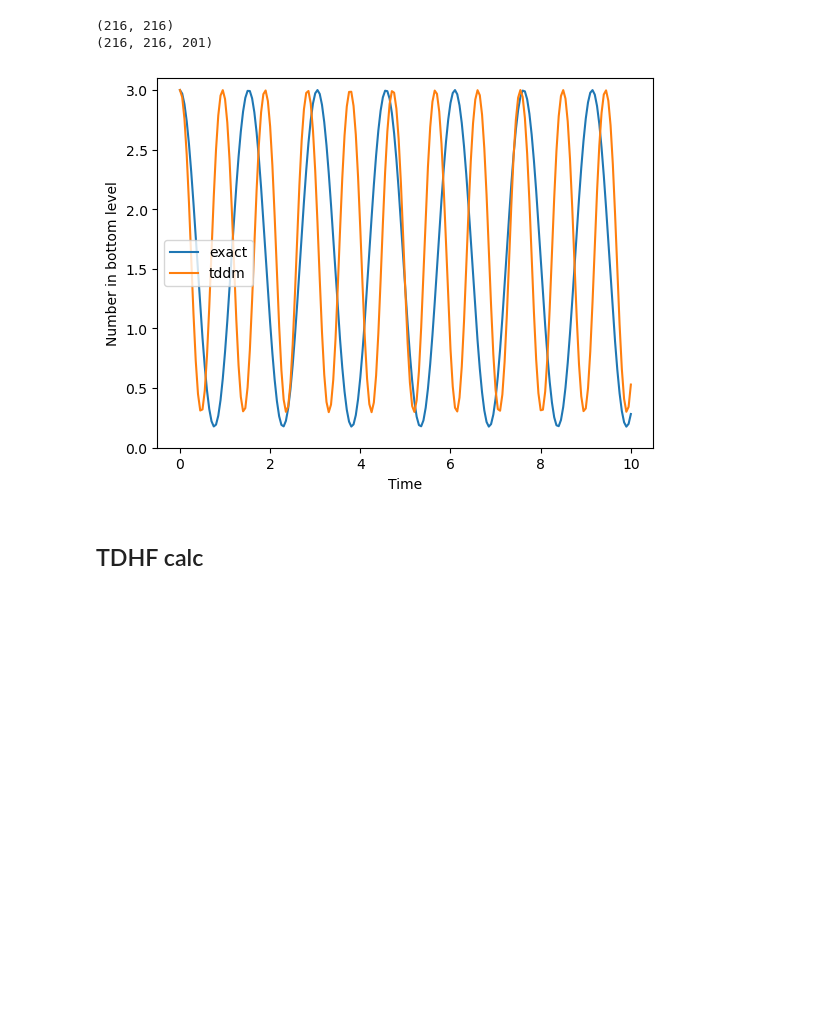
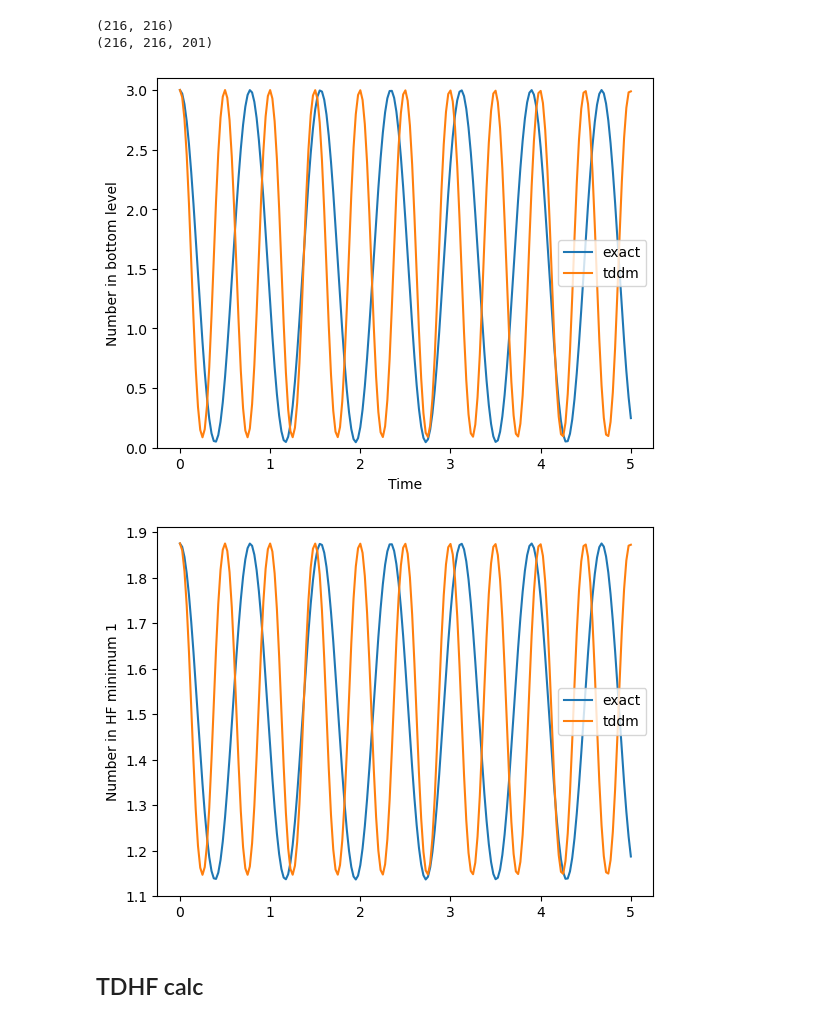
Before and after one commit to annabirke/Honours_entangle_magic, a Jupyter notebook: TDDM_Lipkin_6August.ipynb, the cells around one changed output. Cells and saved outputs as stored; diff of their text form; code cells hidden in the pictures; blank space fills up the shorter version.

```diff
--- a/TDDM_Lipkin_6August.ipynb
+++ b/TDDM_Lipkin_6August.ipynb
@@ -332,7 +344,7 @@ Initial derivative shape: (1332,)
 And now we integrate
 """
 
-t_list = np.linspace(0.0,10.0,201)
+t_list = np.linspace(0.0,5.0,201)
 soln = solve_ivp(
     fun=TDDM,
     t_span = (t_list[0],t_list[-1]),
@@ -519,17 +519,18 @@ These should be 0:
 # %% [markdown]
 ## Lipkin exact evolution ##
 # %%
-t_list=np.linspace(0.0,10.0,201)
+t_list=np.linspace(0.0,5.0,201)
 
 # all in bottom level
+assert P==3
 p1 = np.array([1,0,0,0,0,0],dtype=complex)
 p2 = np.array([0,1,0,0,0,0],dtype=complex)
 p3 = np.array([0,0,1,0,0,0],dtype=complex)
 
 # tdhf minimum 1
-chi = (P-1)*np.abs(V)/eps
-th = np.arccos(1/chi)
-phi = np.pi
+# chi = (P-1)*V/eps
+# th = np.arccos(1/chi)
+# phi = np.pi
 # p1 = np.array([np.cos(th/2),0,0,np.exp(-1j*phi)*np.sin(th/2),0,0],dtype=complex)
 # p2 = np.array([0,np.cos(th/2),0,0,np.exp(-1j*phi)*np.sin(th/2),0],dtype=complex)
 # p3 = np.array([0,0,np.cos(th/2),0,0,np.exp(-1j*phi)*np.sin(th/2)],dtype=complex)
@@ -547,11 +548,8 @@ Din = Din.reshape(8*P**3,8*P**3)
 print(Din.shape)
 
 I2P = np.eye(2*P,dtype=complex)
-H = ( np.einsum('il,jm,kn->ijklmn',h0(),I2P,I2P)
-     # +np.einsum('jm,il,kn->ijklmn',h0(),I2P,I2P)
-     # +np.einsum('jm,kn,il->ijklmn',h0(),I2P,I2P)
-     +np.einsum('ijlm,kn->ijklmn',v().reshape(2*P,2*P,2*P,2*P),I2P)
-    )
+H = ( np.einsum('il,jm,kn->ijklmn',Hh0(),I2P,I2P)
+     +np.einsum('ijlm,kn->ijklmn',Hv().reshape(2*P,2*P,2*P,2*P),I2P)    )
 H = H.reshape(8*P**3,8*P**3)
 Dout = []
 for t in t_list:
@@ -566,17 +564,26 @@ print(Dout.shape)
 # %%
 """
 Check number of particles in the bottom
 """
 rho_exact = 3*np.einsum( 'ijkljkt->ilt', Dout.reshape(2*P,2*P,2*P,2*P,2*P,2*P,len(t_list)) )
 plt.plot(t_list,Ndown(rho_exact),label='exact')
 plt.plot(soln.t,Ndown(rho_soln),label='tddm')
 plt.legend()
 plt.ylim(0,3.1)
 plt.xlabel('Time')
 plt.ylabel('Number in bottom level')
 plt.show()
+
+
+''' Check how much of the state is in the HF stationary points '''
+plt.plot(soln.t,HFstat(rho_exact,np.arccos(eps/V),0),label='exact')
+plt.plot(soln.t,HFstat(rho_soln,np.arccos(eps/V),0),label='tddm')
+plt.ylabel('Number in HF minimum 1')
+plt.legend()
+plt.show()
 # %% [output]
-[figure, old version]
+[figure, new version]
+[figure, added]
 # %% [markdown]
 ## TDHF calc ##
 # %%
```
Also changed, not shown: parts of 19 cells of this notebook, 4 other files.
